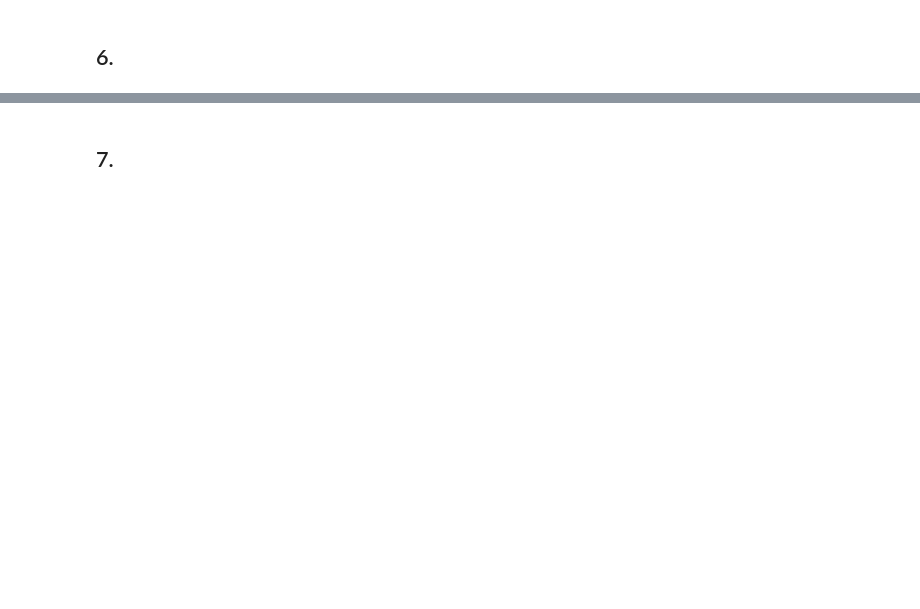
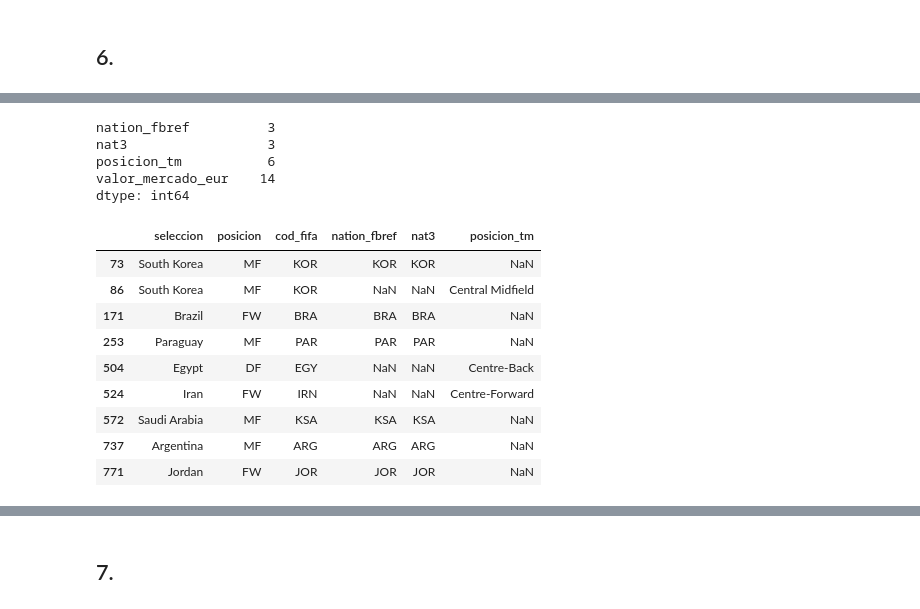
Before and after one commit to vinpalonsky/tp-labo-de-datos, a Jupyter notebook: ejercicio1.ipynb, the cells around one changed output, grey strips where cells are left out. Saved outputs shown, nothing was run; the diff lists cells and outputs as text; code cells hidden in the pictures; blank space fills up the shorter version.

```diff
--- a/ejercicio1.ipynb
+++ b/ejercicio1.ipynb
@@ -160,0 +279,26 @@ df_jugadores
+# %%
+# Reemplazo los NA en misc_ y standard_ por 0, pues son variables que miden cantidades o proporciones, y el NA puede ser interpretado como 0.
+variables_misc_performance = [col for col in df_jugadores_limpia.columns if col.startswith("misc_")]
+variables_standard = [col for col in df_jugadores_limpia.columns if col.startswith("standard_")]
+df_jugadores_limpia.fillna({col: 0 for col in variables_misc_performance + variables_standard}, inplace=True)
+df_jugadores_limpia.isna().sum()[df_jugadores_limpia.isna().sum()>0].sort_values() # Cantidad de valores faltantes por variable
+# %% [output]
+nation_fbref          3
+nat3                  3
+posicion_tm           6
+valor_mercado_eur    14
+dtype: int64
+# %%
+# Veo en qué jugadores faltan los valores de nation_fbref, nat3 y posicion_tm
+df_jugadores_limpia[df_jugadores_limpia[["nation_fbref", "nat3", "posicion_tm"]].isna().sum(axis=1)>0][["seleccion", "posicion", "cod_fifa", "nation_fbref", "nat3", "posicion_tm"]]
+# %% [output]
+|  | seleccion | posicion | cod_fifa | nation_fbref | nat3 | posicion_tm |
+| 73 | South Korea | MF | KOR | KOR | KOR | NaN |
+| 86 | South Korea | MF | KOR | NaN | NaN | Central Midfield |
+| 171 | Brazil | FW | BRA | BRA | BRA | NaN |
+| 253 | Paraguay | MF | PAR | PAR | PAR | NaN |
+| 504 | Egypt | DF | EGY | NaN | NaN | Centre-Back |
+| 524 | Iran | FW | IRN | NaN | NaN | Centre-Forward |
+| 572 | Saudi Arabia | MF | KSA | KSA | KSA | NaN |
+| 737 | Argentina | MF | ARG | ARG | ARG | NaN |
+| 771 | Jordan | FW | JOR | JOR | JOR | NaN |
```
Also changed, not shown: parts of 26 cells of this notebook, 1 other file.
